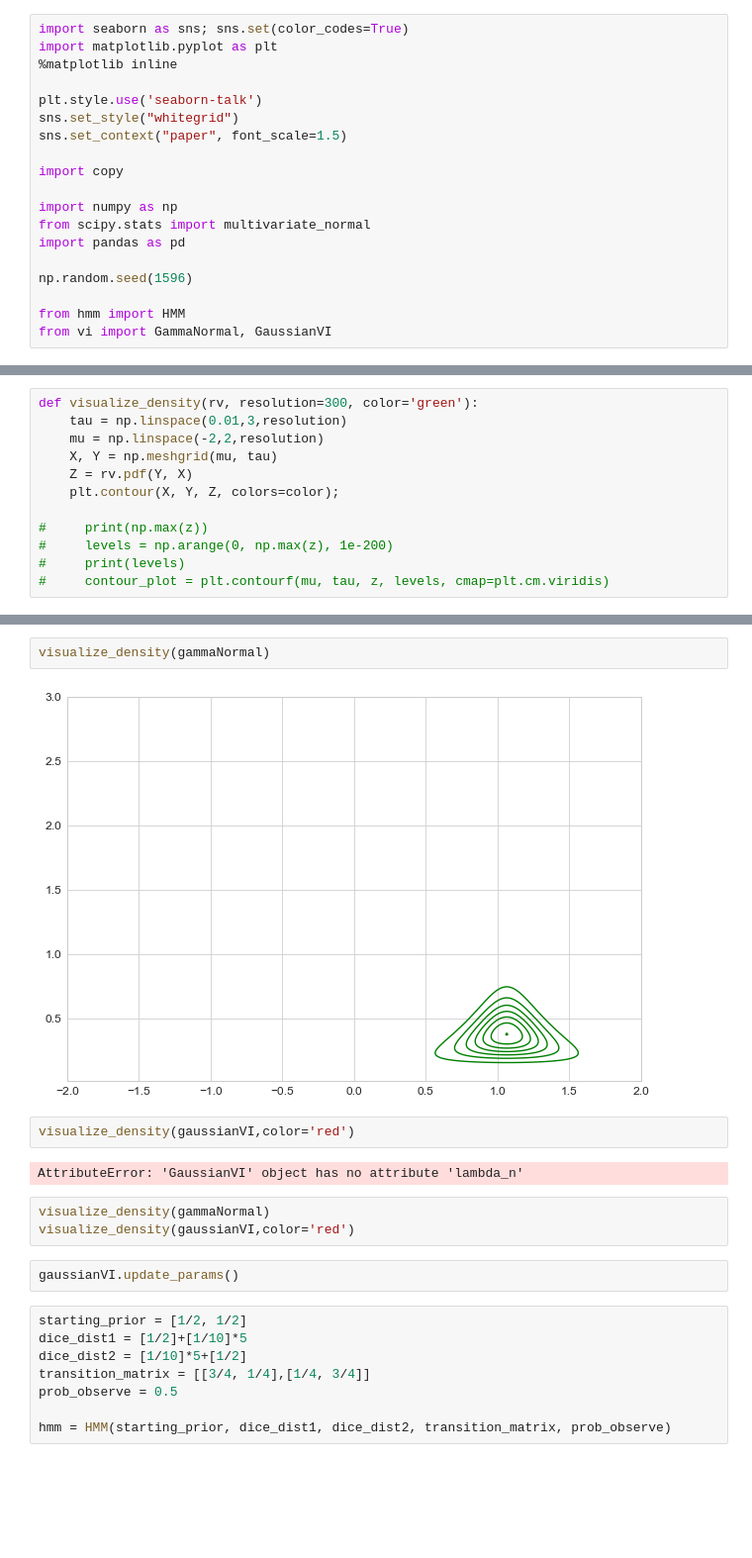
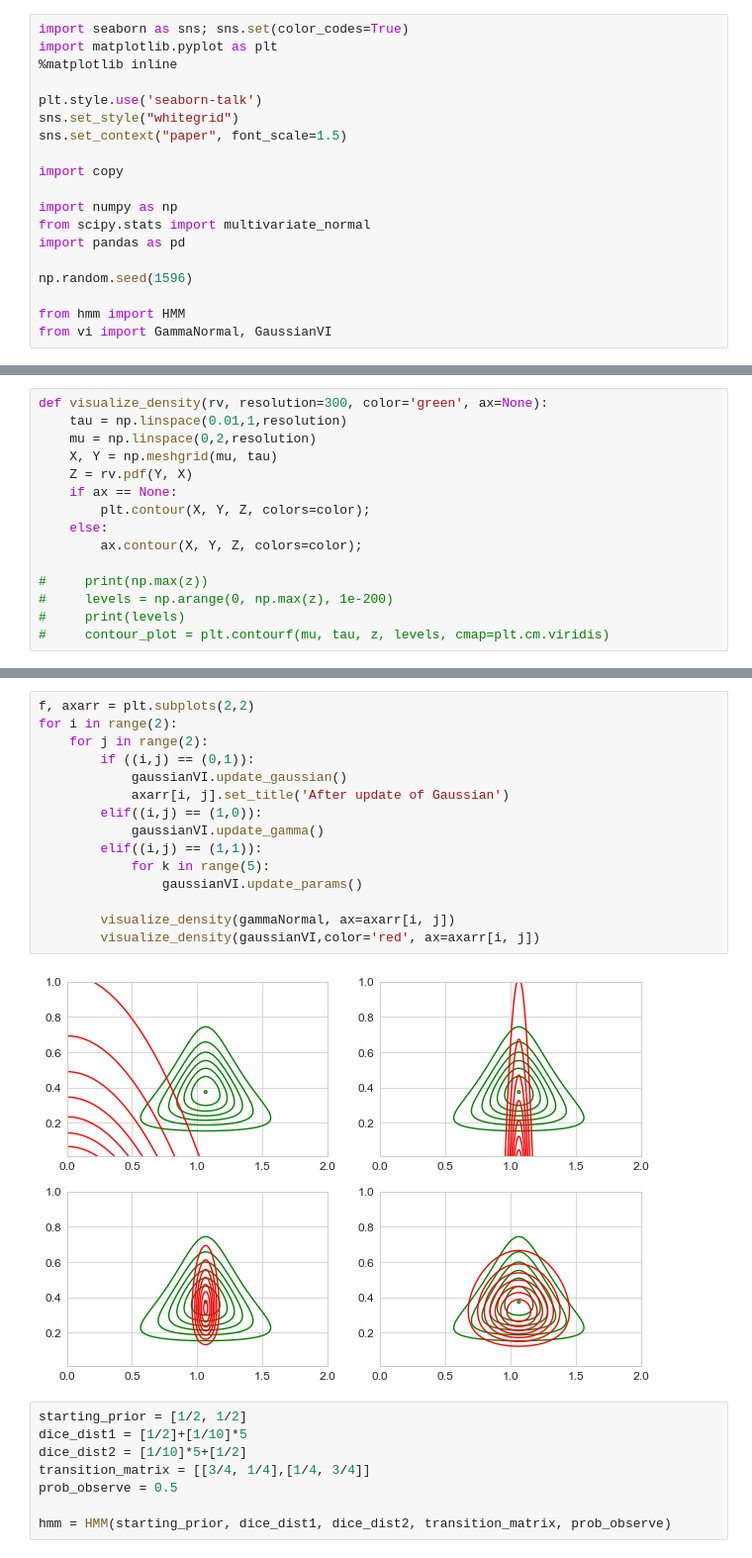
Before and after one commit to ced92/hmm, a Jupyter notebook: Assignment 2 - HMM.ipynb, the cells around one changed output, grey strips where cells are left out. Shown at 99% size. Drawn from its saved outputs; the diff is of its cells as text; blank space fills up the shorter version.

Commit message:
Updated plots for VI

```diff
--- a/Assignment 2 - HMM.ipynb
+++ b/Assignment 2 - HMM.ipynb
@@ -20,10 +23,13 @@ from vi import GammaNormal, GaussianVI
 # %%
-def visualize_density(rv, resolution=300, color='green'):
-    tau = np.linspace(0.01,3,resolution)
-    mu = np.linspace(-2,2,resolution)
+def visualize_density(rv, resolution=300, color='green', ax=None):
+    tau = np.linspace(0.01,1,resolution)
+    mu = np.linspace(0,2,resolution)
     X, Y = np.meshgrid(mu, tau)
     Z = rv.pdf(Y, X)
-    plt.contour(X, Y, Z, colors=color);
+    if ax == None:
+        plt.contour(X, Y, Z, colors=color);
+    else:
+        ax.contour(X, Y, Z, colors=color);
 
 #     print(np.max(z))
 #     levels = np.arange(0, np.max(z), 1e-200)
@@ -42,19 +49,23 @@ Gamma settings:
  a:6.5, b:17.367142704929066
 Norm settings:
  mu:1.0635210856433004, prec:14
-# %%
-visualize_density(gammaNormal)
-# %% [output]
-[figure, removed]
-# %%
-visualize_density(gaussianVI,color='red')
-# %% [output]
-AttributeError: 'GaussianVI' object has no attribute 'lambda_n'
-# %%
-visualize_density(gammaNormal)
-visualize_density(gaussianVI,color='red')
-# %%
-gaussianVI.update_params()
+# %%
+f, axarr = plt.subplots(2,2)
+for i in range(2):
+    for j in range(2):
+        if ((i,j) == (0,1)):
+            gaussianVI.update_gaussian()
+            axarr[i, j].set_title('After update of Gaussian')
+        elif((i,j) == (1,0)):
+            gaussianVI.update_gamma()
+        elif((i,j) == (1,1)):
+            for k in range(5):
+                gaussianVI.update_params()
+
+        visualize_density(gammaNormal, ax=axarr[i, j])
+        visualize_density(gaussianVI,color='red', ax=axarr[i, j])
+# %% [output]
+[figure, added]
 # %%
 starting_prior = [1/2, 1/2]
 dice_dist1 = [1/2]+[1/10]*5
```
Also changed, not shown: parts of 3 cells of this notebook.
